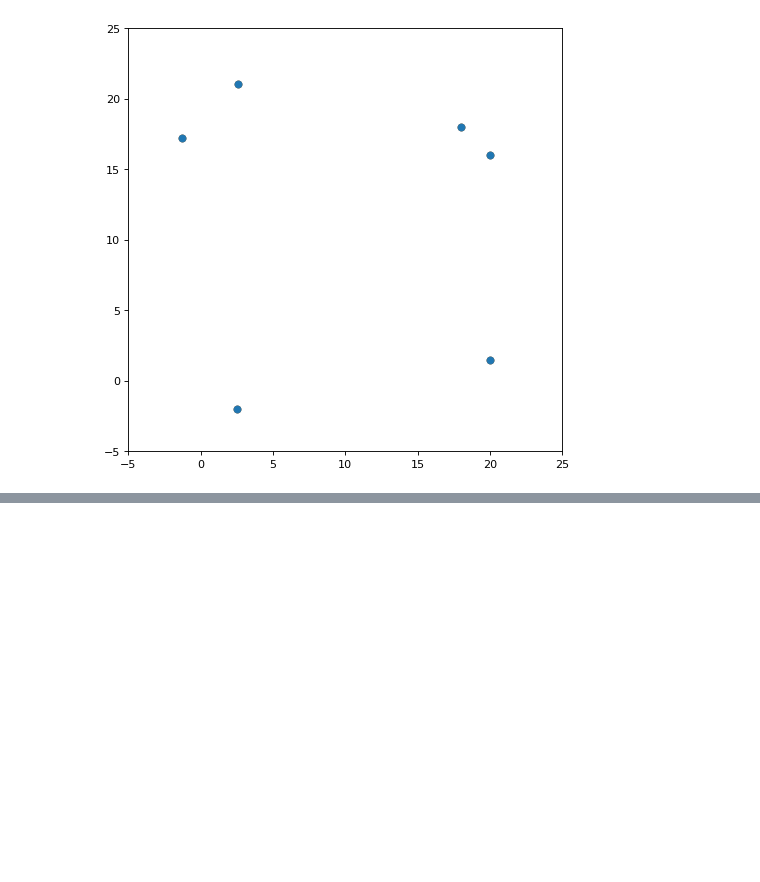
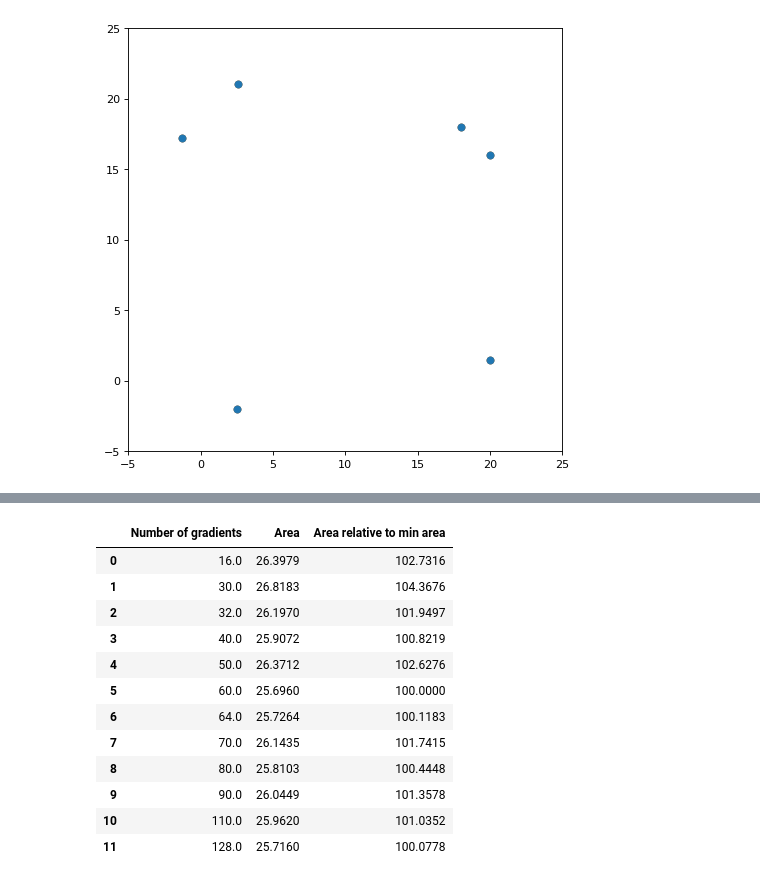
Before and after one commit to QBatista/Notebooks, a Jupyter notebook: JYC_Algo_Visualization.ipynb, the cells around one changed output, grey strips where cells are left out. Drawn from its saved outputs; the diff is of its cells as text; code cells hidden in the pictures; blank space fills up the shorter version.

Commit message:
Add area comparison

```diff
--- a/JYC_Algo_Visualization.ipynb
+++ b/JYC_Algo_Visualization.ipynb
@@ -158,7 +158,7 @@ plt.show()
 # %% [output]
 [figure]
 # %%
-result, dist_history, time_history, figure_history, (C, H, Z) = \
+result_guess, dist_history, time_history, figure_history, (C, H, Z) = \
 rpd.outerapproximation(nH=6, tol=1e-4, linprog_method='simplex', init_guess=(guess_C, guess_H, guess_Z))
 
 x = figure_history[0][:,0]
@@ -177,0 +180,13 @@ TOC: Elapsed: 0:00:2.20
+# %%
+import pandas as pd
+from scipy.spatial import ConvexHull
+
+columns = ["Number of gradients", "Area", "Area relative to min area"]
+nb_gradients = np.array(["16", "31", "32", "127", "128", "6 (not from unit circle)"])
+results = np.array([result_16, result_31, result_32, result_127, result_128, result_guess])
+convex_hulls = np.array([ConvexHull(x) for x in results])
+areas = np.array([round(x.area, 4) for x in convex_hulls])
+relative_areas = np.array([round(area/min(areas)*100, 4) for area in areas])
+
+df = pd.DataFrame(data=np.transpose((nb_gradients, areas, relative_areas)), columns=columns)
+df
@@ -177,0 +225,21 @@ TOC: Elapsed: 0:00:2.20
+# %%
+convex_hulls = np.array([ConvexHull(x[0]) for x in output])
+areas = np.array([round(x.area, 4) for x in convex_hulls])
+relative_areas = np.array([round(area/min(areas)*100, 4) for area in areas])
+
+df = pd.DataFrame(data=np.transpose((nHs, areas, relative_areas)), columns=columns)
+df
+# %% [output]
+|  | Number of gradients | Area | Area relative to min area |
+| 0 | 16.0 | 26.3979 | 102.7316 |
+| 1 | 30.0 | 26.8183 | 104.3676 |
+| 2 | 32.0 | 26.1970 | 101.9497 |
+| 3 | 40.0 | 25.9072 | 100.8219 |
+| 4 | 50.0 | 26.3712 | 102.6276 |
+| 5 | 60.0 | 25.6960 | 100.0000 |
+| 6 | 64.0 | 25.7264 | 100.1183 |
+| 7 | 70.0 | 26.1435 | 101.7415 |
+| 8 | 80.0 | 25.8103 | 100.4448 |
+| 9 | 90.0 | 26.0449 | 101.3578 |
+| 10 | 110.0 | 25.9620 | 101.0352 |
+| 11 | 128.0 | 25.7160 | 100.0778 |
```
Also changed, not shown: parts of 10 cells of this notebook.
